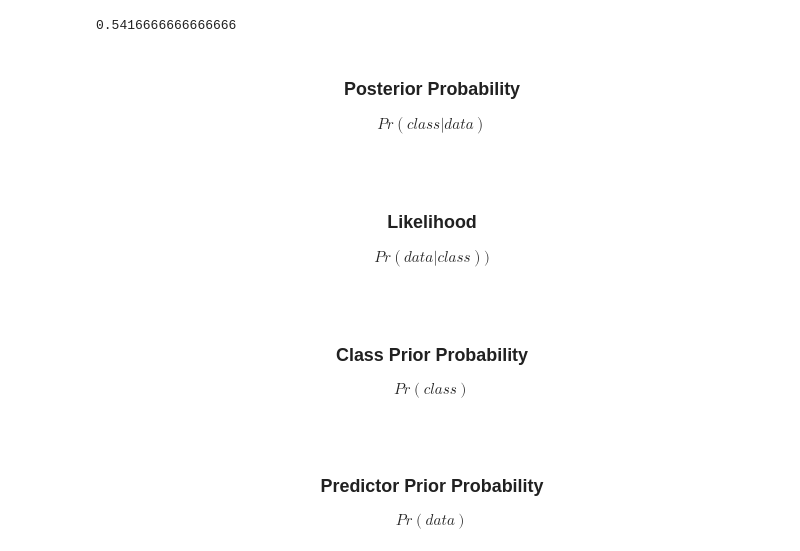
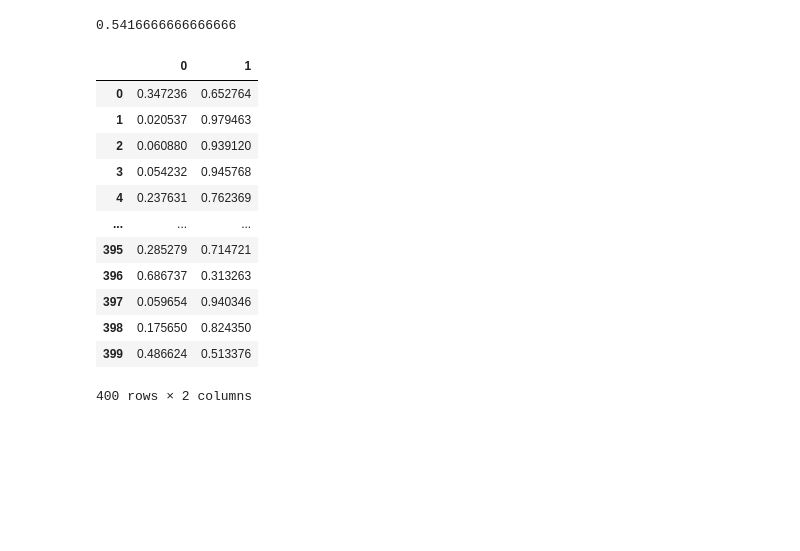
Before and after one commit to edunford/coding_discussions_ppol564_fall2020, a Jupyter notebook: 05_coding_discussion/Submissions/kinnaird_madeline_mk2080.ipynb, the cells around one changed output. Drawn from its saved outputs; the diff is of its cells as text; code cells hidden in the pictures; blank space fills up the shorter version.

```diff
--- a/05_coding_discussion/Submissions/kinnaird_madeline_mk2080.ipynb
+++ b/05_coding_discussion/Submissions/kinnaird_madeline_mk2080.ipynb
@@ -114,6 +138,12 @@ $$Pr(x_i | y) = \frac{1}{\sqrt{2\pi\sigma^2_y}} \times exp(-\frac{(x_i - \mu_y )
 class NaiveBayes:
 
     def fit(self, X, y):
+        '''
+        Calculate the mean, variance, and priors for each class in the data.
+
+        Input: X (features), Y (column with class information)
+        Output: callable values for mean, variance, and priors.
+        '''
         ## based on data get numbers for samples, features, and classes
         n_samples, n_features = X.shape
         self.classes = np.unique(y)
@@ -132,10 +162,22 @@ class NaiveBayes:
             self.priors[c] = X_class.shape[0] / float(n_samples) #frequency of how often class occurs
 
     def predict(self, X):
+        '''
+        Predicts class by applying formula accross features.
+
+        Input: X (data/features)
+        Output: Predictions
+        '''
         y_pred = [self._predict(x) for x in X]
         return y_pred
 
     def _predict(self, x):
+        '''
+        Helper function to predict the posterior probability.
+
+        Input:X (data/feature)
+        Output: class with largest posterior probability
+        '''
         ## posteriors
         posteriors = []
 
@@ -149,6 +191,12 @@ class NaiveBayes:
         return self.classes[np.argmax(posteriors)]
 
     def pdf(self, class_index, x):
+        '''
+        Class conditional probability function
+
+        Input: Index of class and x
+        Output: Class Conditional Probability (Number)
+        '''
         mean = self.mean[class_index]
         var = self.var[class_index]
         numerator = np.exp(- (x-mean)**2 / (2 * var))
@@ -183,23 +248,34 @@ import sklearn.metrics as m # Metrics to determine the classification
 m.roc_auc_score(y_test,predictions)
 # %% [output]
 0.5416666666666666
-# %% [markdown]
-
-
-<h3><center>Posterior Probability</center></h3>
-$$Pr(class | data)$$
-
-<br><br>
-
-<h3><center>Likelihood</center></h3>
-$$Pr(data | class))$$
-
-<br><br>
-
-<h3><center>Class Prior Probability</center></h3>
-$$Pr(class)$$
-
-<br><br>
-
-<h3><center>Predictor Prior Probability</center></h3>
-$$Pr(data)$$
+# %%
+from sklearn.naive_bayes import GaussianNB # Classifier
+import sklearn.metrics as m # Metrics to determine the classification
+
+# Instantiate the model class
+gnb = GaussianNB()
+gnb.fit(X_train, y_train) # Train
+
+# Predict
+y_pred = gnb.predict(X_test)
+
+# Out-of-sample performance
+m.accuracy_score(y_test,y_pred)
+
+probs = gnb.predict_proba(X_test)
+probs =  pd.DataFrame(probs,columns=gnb.classes_)
+probs
+# %% [output]
+|  | 0 | 1 |
+| 0 | 0.347236 | 0.652764 |
+| 1 | 0.020537 | 0.979463 |
+| 2 | 0.060880 | 0.939120 |
+| 3 | 0.054232 | 0.945768 |
+| 4 | 0.237631 | 0.762369 |
+| ... | ... | ... |
+| 395 | 0.285279 | 0.714721 |
+| 396 | 0.686737 | 0.313263 |
+| 397 | 0.059654 | 0.940346 |
+| 398 | 0.175650 | 0.824350 |
+| 399 | 0.486624 | 0.513376 |
+400 rows × 2 columns
```
Also changed, not shown: parts of 16 cells of this notebook.
